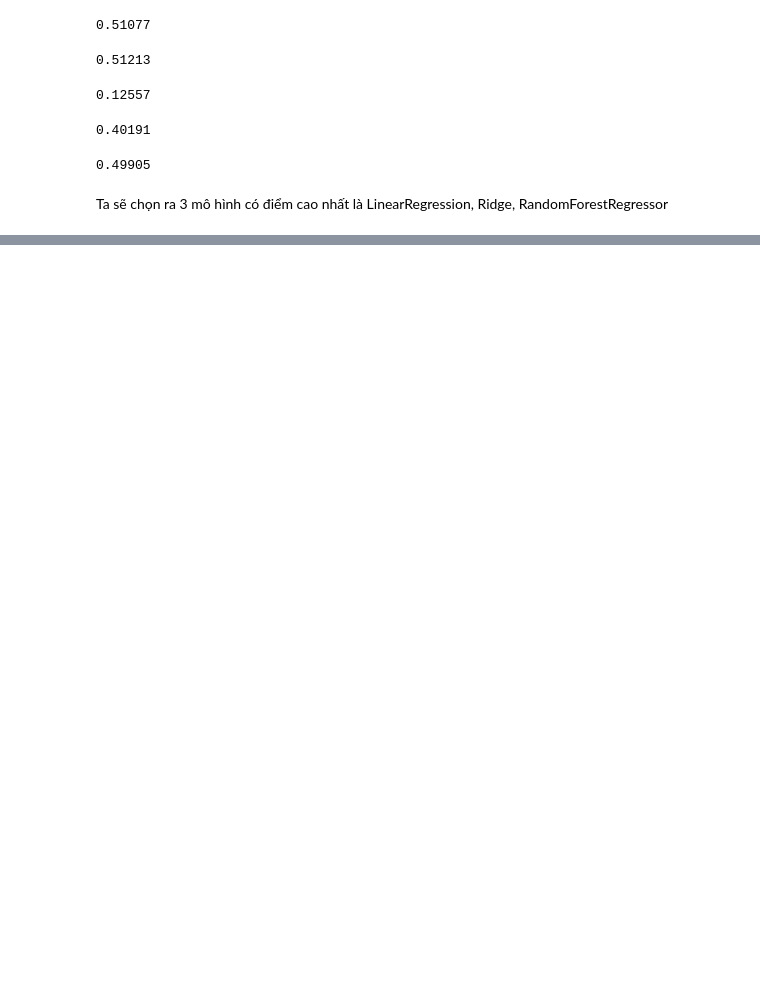
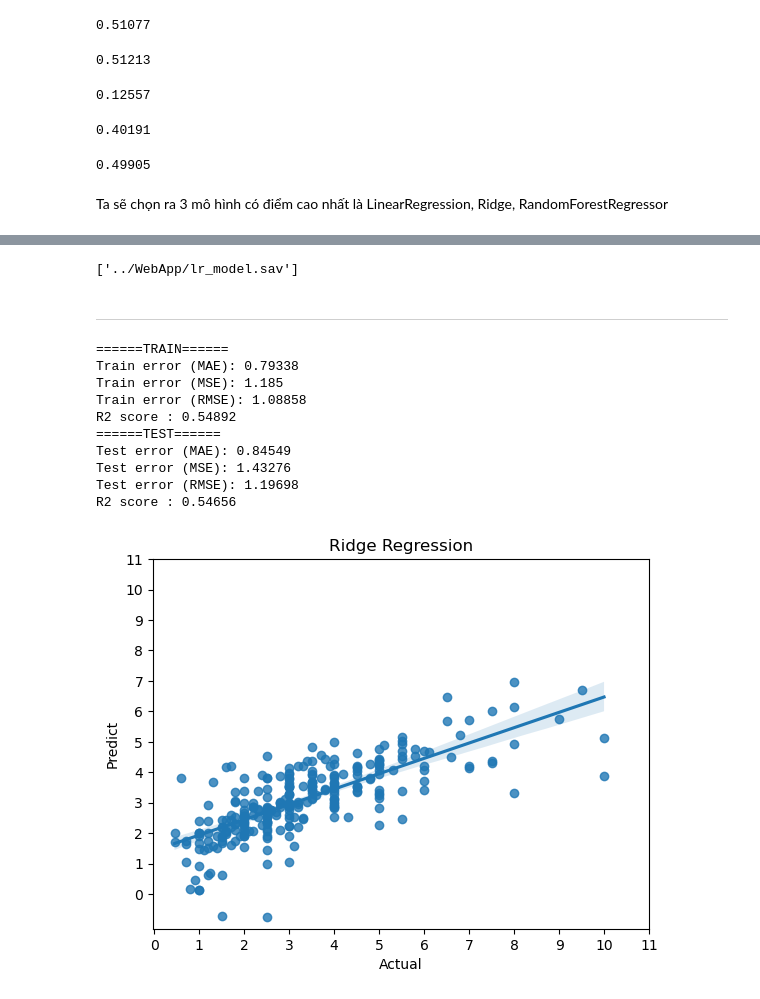
Before and after one commit to laitoanthang/HCM-House-Predict, a Jupyter notebook: Data Model/buildmodel.ipynb, the cells around one changed output, grey strips where cells are left out. Cells and saved outputs as stored; diff of their text form; code cells hidden in the pictures; blank space fills up the shorter version.

```diff
--- a/Data Model/buildmodel.ipynb
+++ b/Data Model/buildmodel.ipynb
@@ -342,0 +400,55 @@ Ta sẽ chọn ra 3 mô hình có điểm cao nhất là LinearRegression, Ridge
+# %%
+# Lưu lại các thông số của mô hình Linear Regression để triễn khai (deploy) mô hình.
+import joblib
+joblib.dump(model_LN, "../WebApp/lr_model.sav")
+# %% [output]
+['../WebApp/lr_model.sav']
+# %% [markdown]
+---
+# %%
+model = Ridge()
+model.fit(X_train,y_train)
+
+print("======TRAIN======")
+y_pre_train = model.predict(X_train)
+score_train = mean_absolute_error(y_train,y_pre_train).round(5)
+mse_score = mean_squared_error(y_train,y_pre_train).round(5)
+rmse = mean_squared_error(y_train,y_pre_train,squared = False).round(5)
+score_r2 = r2_score(y_train,y_pre_train).round(5)
+
+print("Train error (MAE): {}".format(score_train))
+print("Train error (MSE): {}".format(mse_score))
+print("Train error (RMSE): {}".format(rmse))
+print("R2 score : {}".format(score_r2))
+
+print("======TEST======")
+y_pre_test = model.predict(X_test)
+score_test = mean_absolute_error(y_test,y_pre_test).round(5)
+mse_score = mean_squared_error(y_test,y_pre_test).round(5)
+rmse = mean_squared_error(y_test,y_pre_test,squared = False).round(5)
+score_r2 = r2_score(y_test,y_pre_test).round(5)
+
+print("Test error (MAE): {}".format(score_test))
+print("Test error (MSE): {}".format(mse_score))
+print("Test error (RMSE): {}".format(rmse))
+print("R2 score : {}".format(score_r2))
+
+sns.regplot(x = y_test, y = y_pre_test)
+plt.title('Ridge Regression')
+plt.xlabel('Actual')
+plt.ylabel('Predict')
+plt.xticks(range(0,12,1))
+plt.yticks(range(0,12,1))
+plt.show()
+# %% [output]
+======TRAIN======
+Train error (MAE): 0.79338
+Train error (MSE): 1.185
+Train error (RMSE): 1.08858
+R2 score : 0.54892
+======TEST======
+Test error (MAE): 0.84549
+Test error (MSE): 1.43276
+Test error (RMSE): 1.19698
+R2 score : 0.54656
+[figure, added]
```
Also changed, not shown: parts of 11 cells of this notebook.
